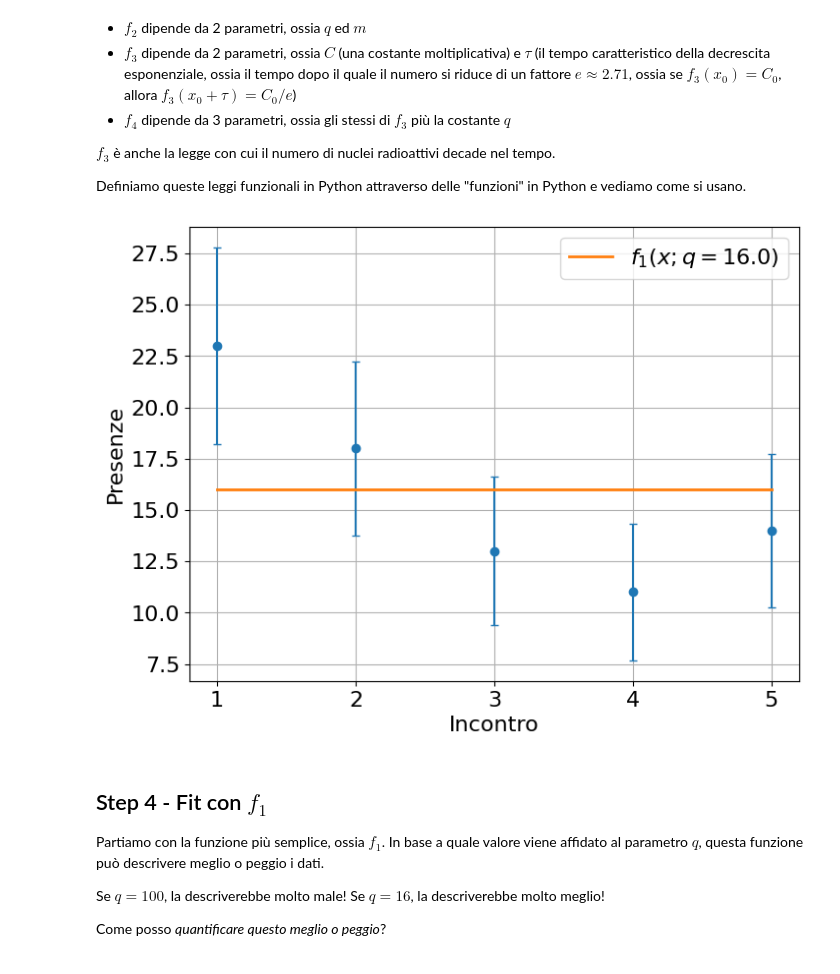
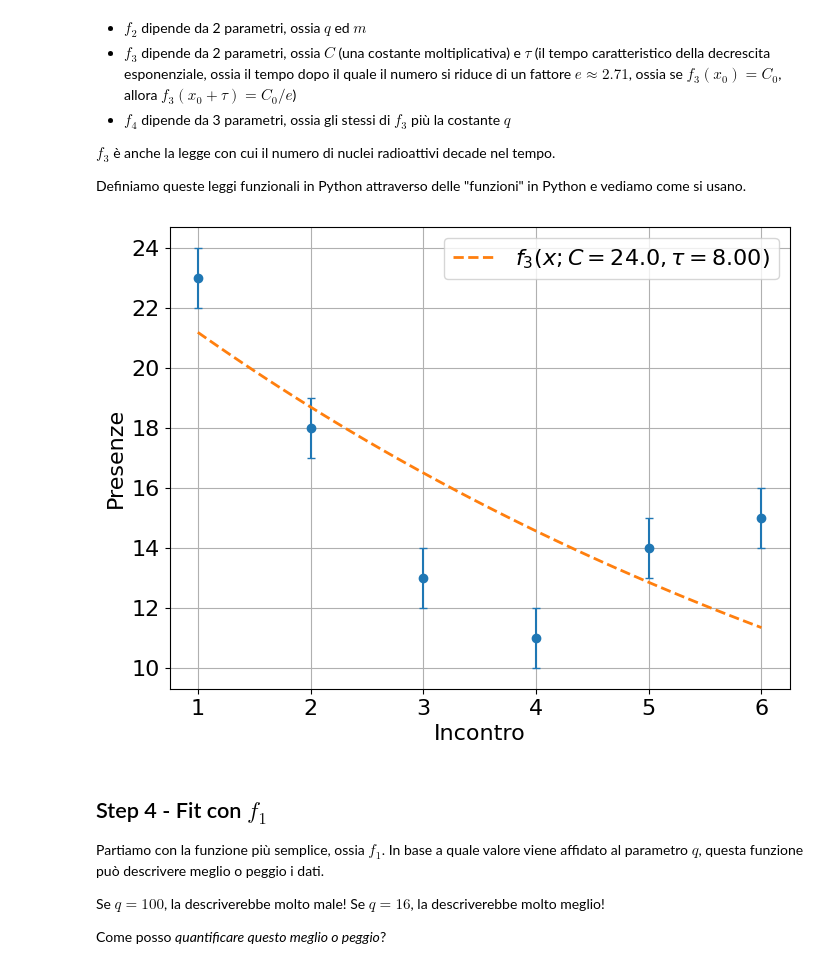
Before and after one commit to cerasole/EnvironmentalRadioactivity, a Jupyter notebook: Notebooks/Presenze.ipynb, the cells around one changed output. Drawn from its saved outputs; the diff is of its cells as text; code cells hidden in the pictures.

```diff
--- a/Notebooks/Presenze.ipynb
+++ b/Notebooks/Presenze.ipynb
@@ -20,14 +20,13 @@ Più in generale, questo Colab è un occasione per
 
 Cominciamo con importare le librerie necessarie, inserire i dati e fare un primo grafico, usando le informazioni che abbiamo visto nella prima lezione di laboratorio
 # %%
-
 # Importiamo le librerie necessarie
 import numpy as np
 import matplotlib.pyplot as plt
 plt.rc("font", size = 16)
 
 # Definiamo i dati
-presenze = np.array([23, 18, 13, 11, 14])
+presenze = np.array([23, 18, 13, 11, 14, 15])
 incontri = np.arange(1, len(presenze)+1)
 
 # Plot
@@ -74,0 +86,10 @@ ax.grid()
+# %%
+presenze_err = np.ones(len(presenze)) * 1
+
+# Plot
+fig, ax = plt.subplots(figsize = (8, 6))
+ax.errorbar(incontri, presenze, yerr = presenze_err, ls = "None", marker = "o", markersize = 6, capsize = 3)
+ax.set_xlabel("Incontro")
+ax.set_ylabel("Presenze")
+ax.set_xticks(incontri.astype("int"))
+ax.grid()
@@ -102,42 +125,41 @@ def f_2 (x, q, m):
   return q + m * x
 
 def f_3 (x, C, tau):
-  return C * np.exp(-(x-1)/tau)
+  return C * np.exp(-x/tau)
 
-def f_4 (x, C, tau, q):
-  return C * np.exp(-(x-1)/tau) + q
+#### Esercizio: definite voi f_4, definita come sopra! Chiama i tre parametri C, tau e q
 # %%
 # Plot di prima
 fig, ax = plt.subplots(figsize = (8, 6))
 ax.errorbar(incontri, presenze, yerr = presenze_err, ls = "None", marker = "o", markersize = 6, capsize = 3)
 ax.set_xlabel("Incontro")
 ax.set_ylabel("Presenze")
 ax.set_xticks(incontri.astype("int"))
 ax.grid()
 
 # Griglia delle variabili su cui verranno calcolate le funzioni
 x = np.linspace(1, incontri[-1])
 
 lw = 2
 
 # Plot delle funzioni con valori ragionevoli dei parametri
 _q = 16
-ax.plot(x, f_1(x, q = _q), ls = "solid", lw = lw, label = "$f_1(x; q = %.1f)$" % _q)
+#ax.plot(x, f_1(x, q = _q), ls = "solid", lw = lw, label = "$f_1(x; q = %.1f)$" % _q)
 _q = 24
 _m = -2.5
 #ax.plot(x, f_2(x, q = _q, m = _m), ls = "dotted", lw = lw, label = "$f_2(x; q = %.1f, m = %.2f)$" % (_q, _m))
 _C = 24
-_tau = 4
-#ax.plot(x, f_3(x, C = _C, tau = _tau), ls = "dashed", lw = lw, label = "$f_3(x; C = %.1f, \\tau = %.2f)$" % (_C, _tau))
+_tau = 8
+ax.plot(x, f_3(x, C = _C, tau = _tau), ls = "dashed", lw = lw, label = "$f_3(x; C = %.1f, \\tau = %.2f)$" % (_C, _tau))
 _C = 12
-_tau = 1.4
+_tau = 5
 _q = 12
 #ax.plot(x, f_4(x, C = _C, tau = _tau, q = _q), ls = "dashdot", lw = lw, label = "$f_4(x; C = %.1f, \\tau = %.2f, q = %.1f)$" % (_C, _tau, _q))
 
 # Legenda
 ax.legend();
 # %% [output]
-[figure, old version]
+[figure, new version]
 # %% [markdown]
 ## Step 4 - Fit con $f_1$
 
```
Also changed, not shown: parts of 12 cells of this notebook.
